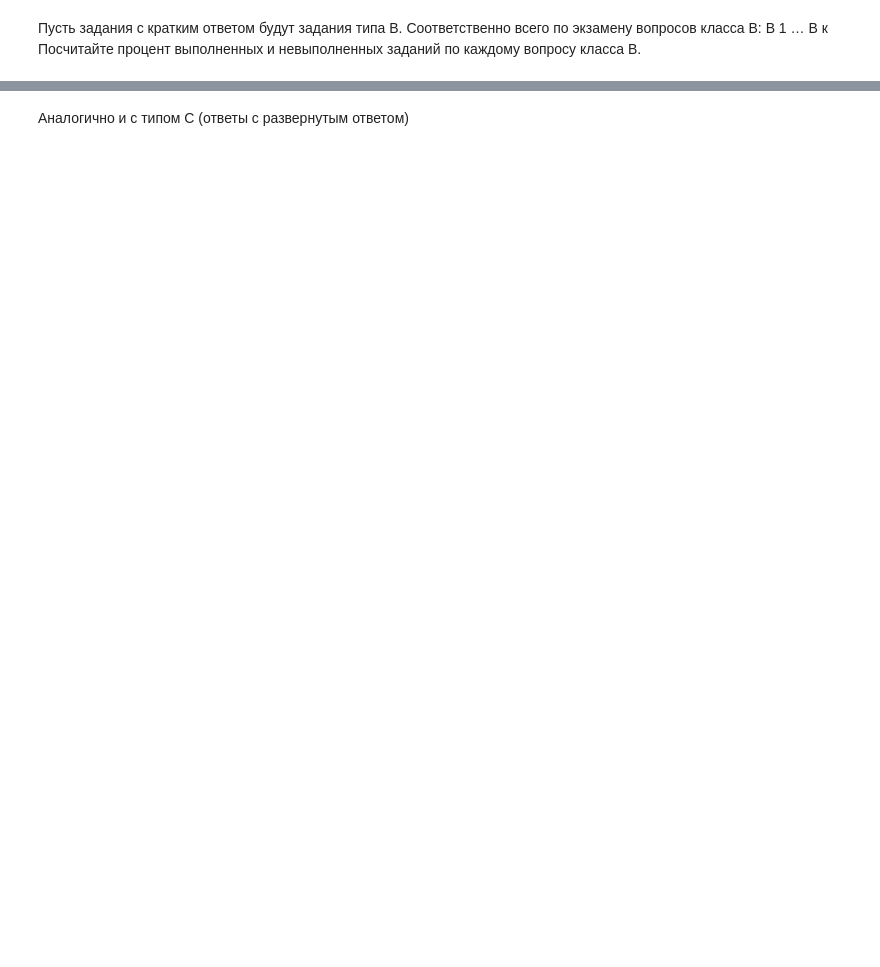
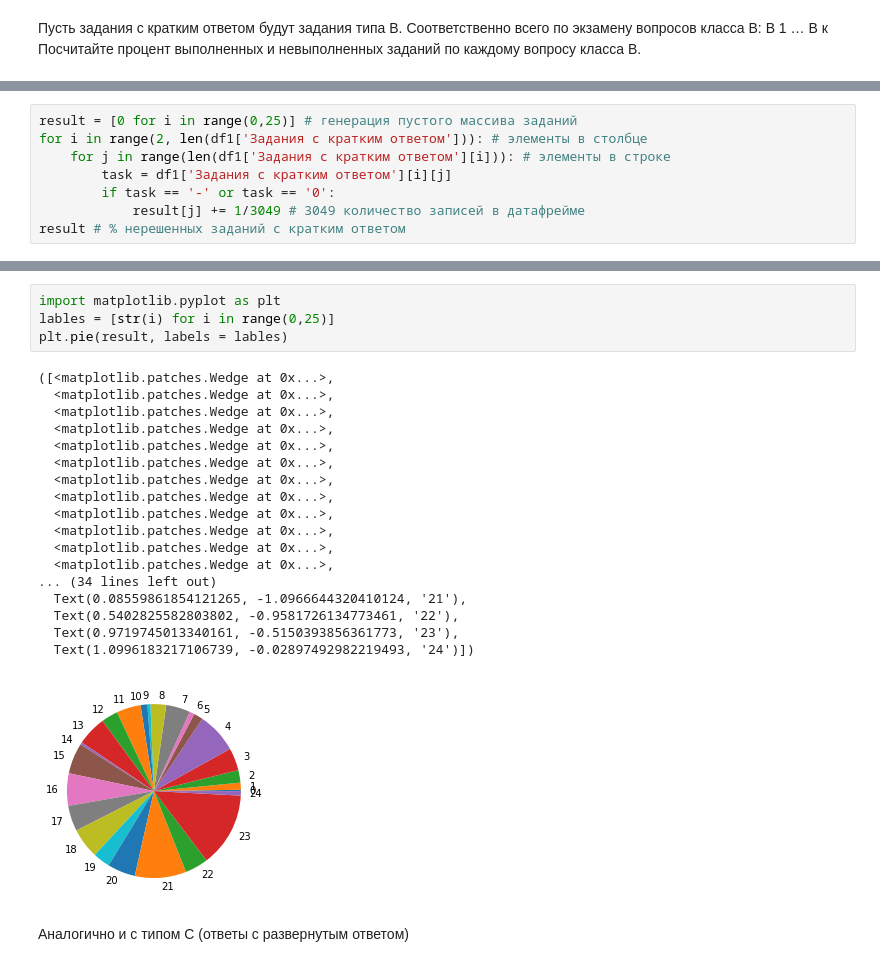
Before and after one commit to kiripcha/Financial-University-under-the-Government-of-the-Russian-Federation, a Jupyter notebook: ML/ML0.3_analysis/ML0.3_analysis_VanifatovKirill_PI20-5.ipynb, the cells around one changed output, grey strips where cells are left out. Drawn from its saved outputs; the diff is of its cells as text; blank space fills up the shorter version.

```diff
--- a/ML/ML0.3_analysis/ML0.3_analysis_VanifatovKirill_PI20-5.ipynb
+++ b/ML/ML0.3_analysis/ML0.3_analysis_VanifatovKirill_PI20-5.ipynb
@@ -156,0 +174,8 @@ len(pd.unique(df1['№ школы']))
+# %%
+result = [0 for i in range(0,25)] # генерация пустого массива заданий
+for i in range(2, len(df1['Задания с кратким ответом'])): # элементы в столбце
+    for j in range(len(df1['Задания с кратким ответом'][i])): # элементы в строке
+        task = df1['Задания с кратким ответом'][i][j]
+        if task == '-' or task == '0':
+            result[j] += 1/3049 # 3049 количество записей в датафрейме
+result # % нерешенных заданий с кратким ответом
@@ -157,2 +200,25 @@ len(pd.unique(df1['№ школы']))
+# %%
+import matplotlib.pyplot as plt
+lables = [str(i) for i in range(0,25)]
+plt.pie(result, labels = lables)
+# %% [output]
+([<matplotlib.patches.Wedge at 0x...>,
+  <matplotlib.patches.Wedge at 0x...>,
+  <matplotlib.patches.Wedge at 0x...>,
+  <matplotlib.patches.Wedge at 0x...>,
+  <matplotlib.patches.Wedge at 0x...>,
+  <matplotlib.patches.Wedge at 0x...>,
+  <matplotlib.patches.Wedge at 0x...>,
+  <matplotlib.patches.Wedge at 0x...>,
+  <matplotlib.patches.Wedge at 0x...>,
+  <matplotlib.patches.Wedge at 0x...>,
+  <matplotlib.patches.Wedge at 0x...>,
+  <matplotlib.patches.Wedge at 0x...>,
+... (34 lines left out)
+  Text(0.08559861854121265, -1.0966644320410124, '21'),
+  Text(0.5402825582803802, -0.9581726134773461, '22'),
+  Text(0.9719745013340161, -0.5150393856361773, '23'),
+  Text(1.0996183217106739, -0.02897492982219493, '24')])
+[figure, added]
 # %% [markdown]
 Аналогично и с типом С (ответы с развернутым ответом)
```
Also changed, not shown: parts of 18 cells of this notebook.
